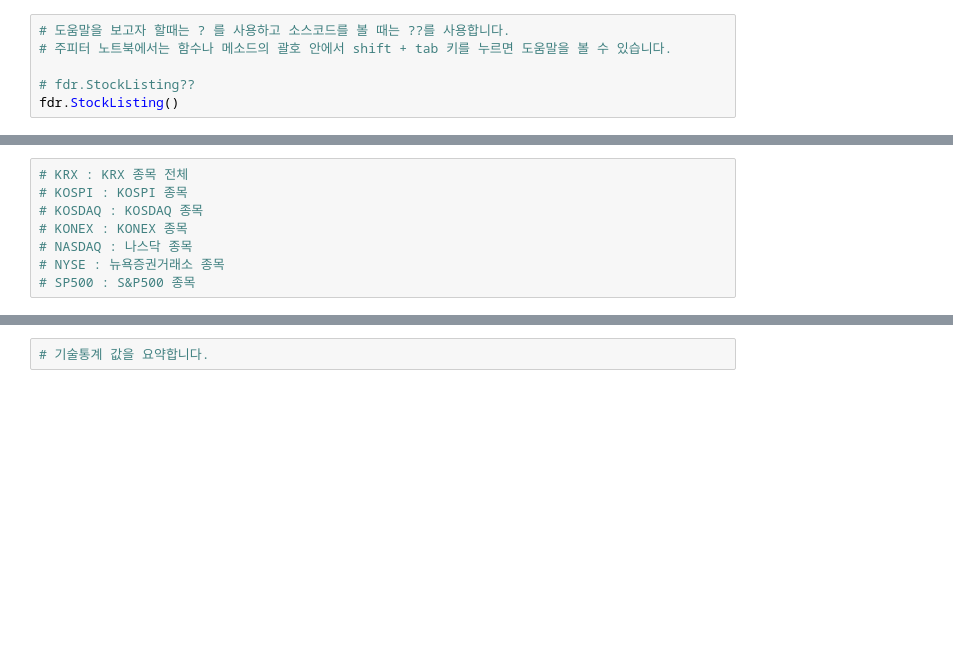
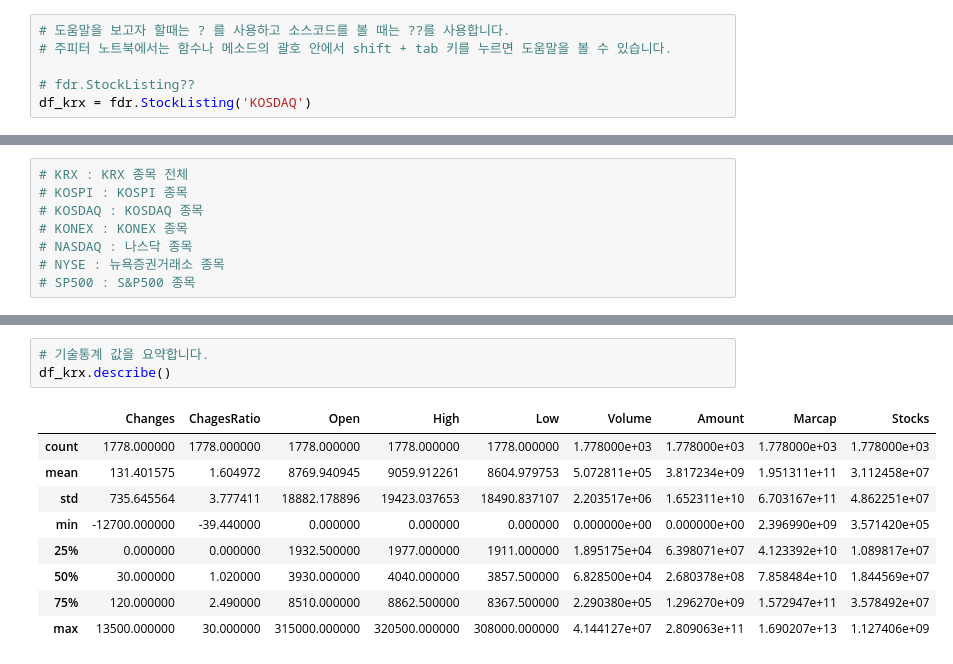
Before and after one commit to neguri0235/finance-data-analysis, a Jupyter notebook: 2.1 FinanceDataReader를 통한 상장종목 전체 불러오기-input.ipynb, the cells around one changed output, grey strips where cells are left out. Cells and saved outputs as stored; diff of their text form; blank space fills up the shorter version.

```diff
--- a/2.1 FinanceDataReader를 통한 상장종목 전체 불러오기-input.ipynb
+++ b/2.1 FinanceDataReader를 통한 상장종목 전체 불러오기-input.ipynb
@@ -50,4 +50,4 @@ import FinanceDataReader as fdr
 # 주피터 노트북에서는 함수나 메소드의 괄호 안에서 shift + tab 키를 누르면 도움말을 볼 수 있습니다.
 
 # fdr.StockListing??
-fdr.StockListing()
+df_krx = fdr.StockListing('KOSDAQ')
@@ -70,5 +98,16 @@ TypeError: StockListing() missing 1 required positional argument: 'market'
 # %%
 # 기술통계 값을 요약합니다.
+df_krx.describe()
+# %% [output]
+|  | Changes | ChagesRatio | Open | High | Low | Volume | Amount | Marcap | Stocks |
+| count | 1778.000000 | 1778.000000 | 1778.000000 | 1778.000000 | 1778.000000 | 1.778000e+03 | 1.778000e+03 | 1.778000e+03 | 1.778000e+03 |
+| mean | 131.401575 | 1.604972 | 8769.940945 | 9059.912261 | 8604.979753 | 5.072811e+05 | 3.817234e+09 | 1.951311e+11 | 3.112458e+07 |
+| std | 735.645564 | 3.777411 | 18882.178896 | 19423.037653 | 18490.837107 | 2.203517e+06 | 1.652311e+10 | 6.703167e+11 | 4.862251e+07 |
+| min | -12700.000000 | -39.440000 | 0.000000 | 0.000000 | 0.000000 | 0.000000e+00 | 0.000000e+00 | 2.396990e+09 | 3.571420e+05 |
+| 25% | 0.000000 | 0.000000 | 1932.500000 | 1977.000000 | 1911.000000 | 1.895175e+04 | 6.398071e+07 | 4.123392e+10 | 1.089817e+07 |
+| 50% | 30.000000 | 1.020000 | 3930.000000 | 4040.000000 | 3857.500000 | 6.828500e+04 | 2.680378e+08 | 7.858484e+10 | 1.844569e+07 |
+| 75% | 120.000000 | 2.490000 | 8510.000000 | 8862.500000 | 8367.500000 | 2.290380e+05 | 1.296270e+09 | 1.572947e+11 | 3.578492e+07 |
+| max | 13500.000000 | 30.000000 | 315000.000000 | 320500.000000 | 308000.000000 | 4.144127e+07 | 2.809063e+11 | 1.690207e+13 | 1.127406e+09 |
 # %% [markdown]
 ## 파일로 저장하고 불러오기
 <img src="https://pandas.pydata.org/docs/_images/02_io_readwrite.svg">
```
Also changed, not shown: parts of 7 cells of this notebook.
